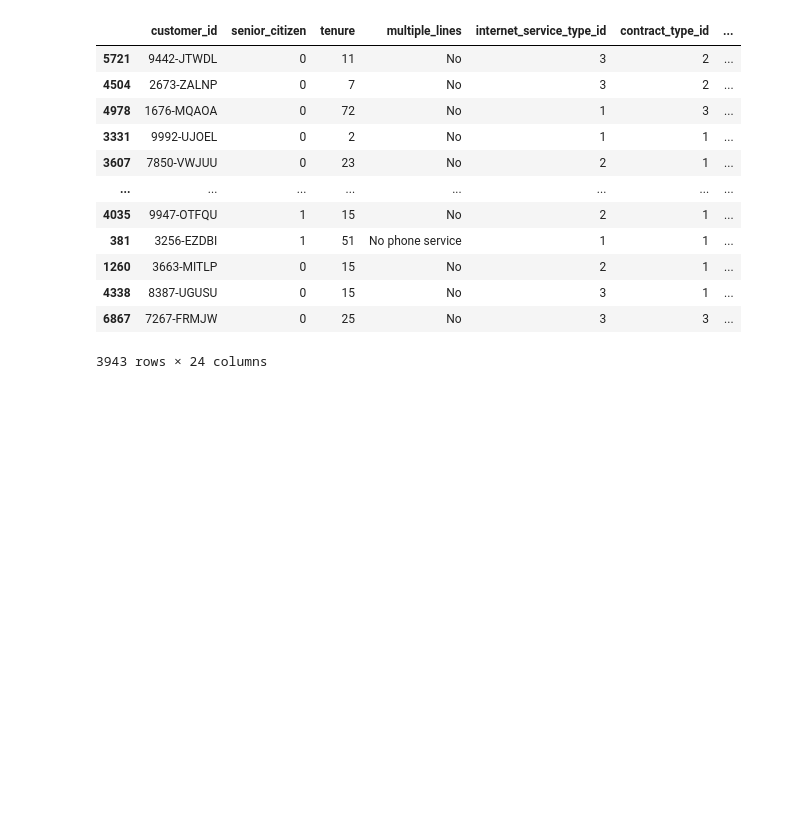
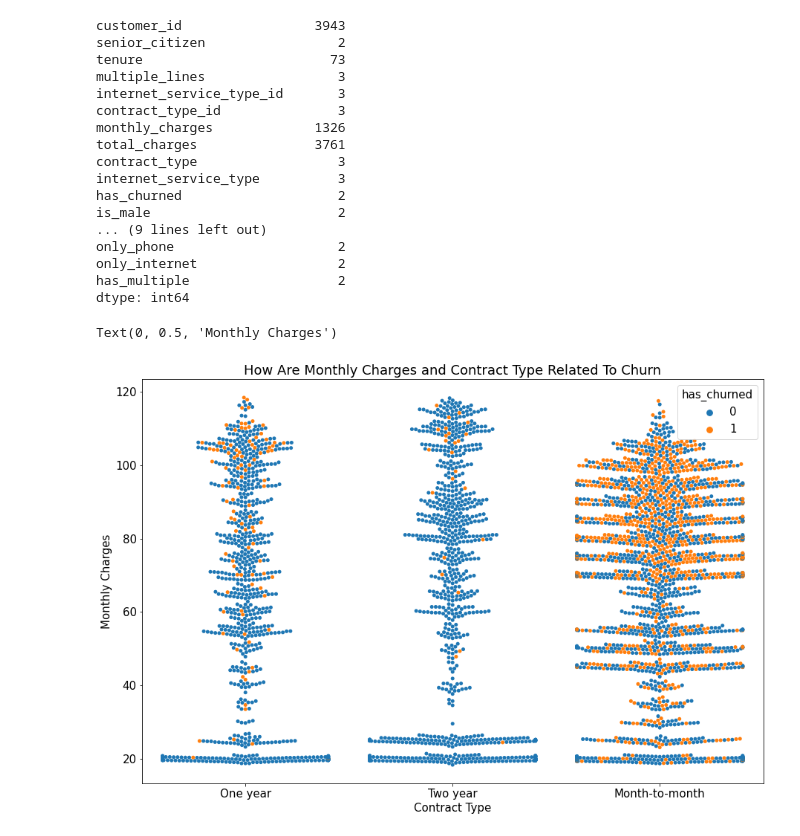
Before and after one commit to AAranda10/classification_project, a Jupyter notebook: classification_project.ipynb, the cells around one changed output. Cells and saved outputs as stored; diff of their text form; code cells hidden in the pictures; blank space fills up the shorter version.

```diff
--- a/classification_project.ipynb
+++ b/classification_project.ipynb
@@ -6,18 +21,34 @@ from prepare import prep_telco_data
 # %%
 train, validate, test = prep_telco_data(get_telco_churn_data())
 # %%
-train
+train.nunique()
 # %% [output]
-|  | customer_id | senior_citizen | tenure | multiple_lines | internet_service_type_id | contract_type_id | ... |
-| 5721 | 9442-JTWDL | 0 | 11 | No | 3 | 2 | ... |
-| 4504 | 2673-ZALNP | 0 | 7 | No | 3 | 2 | ... |
-| 4978 | 1676-MQAOA | 0 | 72 | No | 1 | 3 | ... |
-| 3331 | 9992-UJOEL | 0 | 2 | No | 1 | 1 | ... |
-| 3607 | 7850-VWJUU | 0 | 23 | No | 2 | 1 | ... |
-| ... | ... | ... | ... | ... | ... | ... | ... |
-| 4035 | 9947-OTFQU | 1 | 15 | No | 2 | 1 | ... |
-| 381 | 3256-EZDBI | 1 | 51 | No phone service | 1 | 1 | ... |
-| 1260 | 3663-MITLP | 0 | 15 | No | 2 | 1 | ... |
-| 4338 | 8387-UGUSU | 0 | 15 | No | 3 | 1 | ... |
-| 6867 | 7267-FRMJW | 0 | 25 | No | 3 | 3 | ... |
-3943 rows × 24 columns
+customer_id                 3943
+senior_citizen                 2
+tenure                        73
+multiple_lines                 3
+internet_service_type_id       3
+contract_type_id               3
+monthly_charges             1326
+total_charges               3761
+contract_type                  3
+internet_service_type          3
+has_churned                    2
+is_male                        2
+... (9 lines left out)
+only_phone                     2
+only_internet                  2
+has_multiple                   2
+dtype: int64
+# %%
+plt.rc('figure', figsize=(15, 10))
+plt.rc('font', size= 15)
+# %%
+sns.swarmplot(x= 'contract_type', y= 'monthly_charges', data = train, hue= 'has_churned')
+
+plt.title('How Are Monthly Charges and Contract Type Related To Churn')
+plt.xlabel('Contract Type')
+plt.ylabel('Monthly Charges')
+# %% [output]
+Text(0, 0.5, 'Monthly Charges')
+[figure, added]
```
Also changed, not shown: parts of 64 cells of this notebook, 2 other files.
